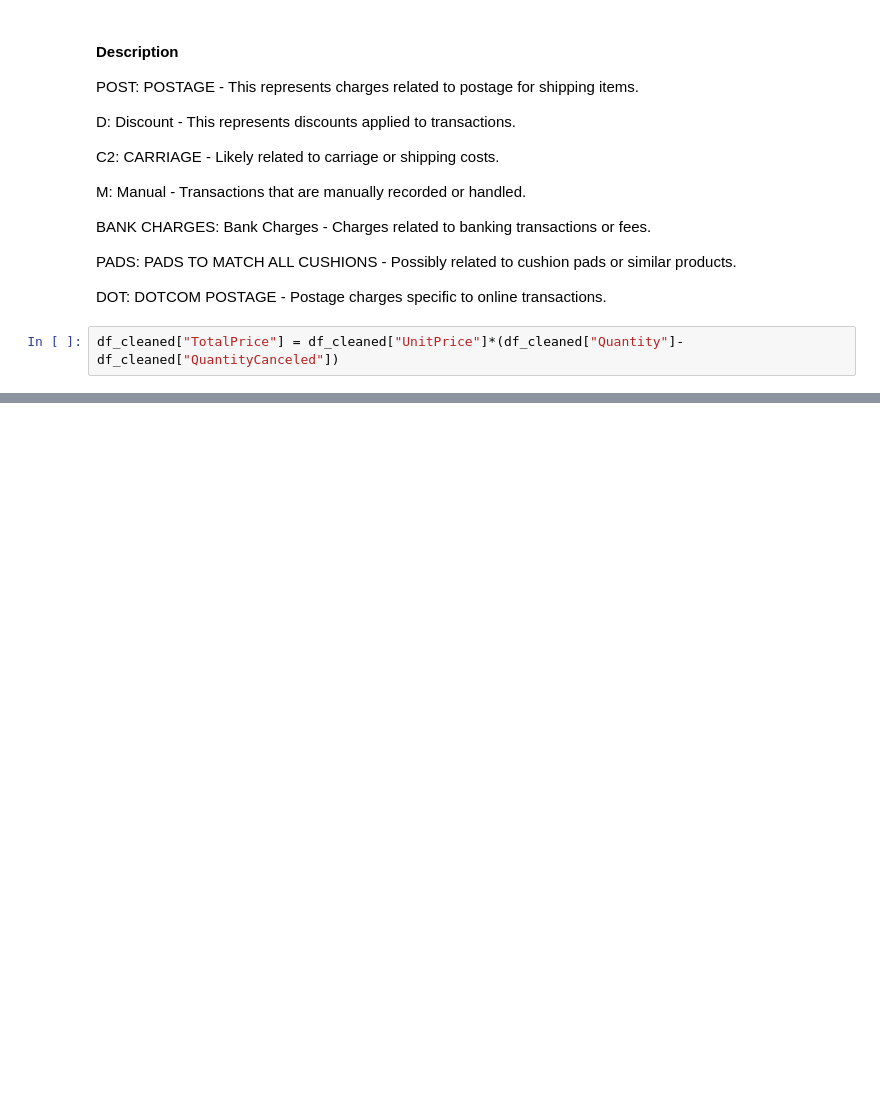
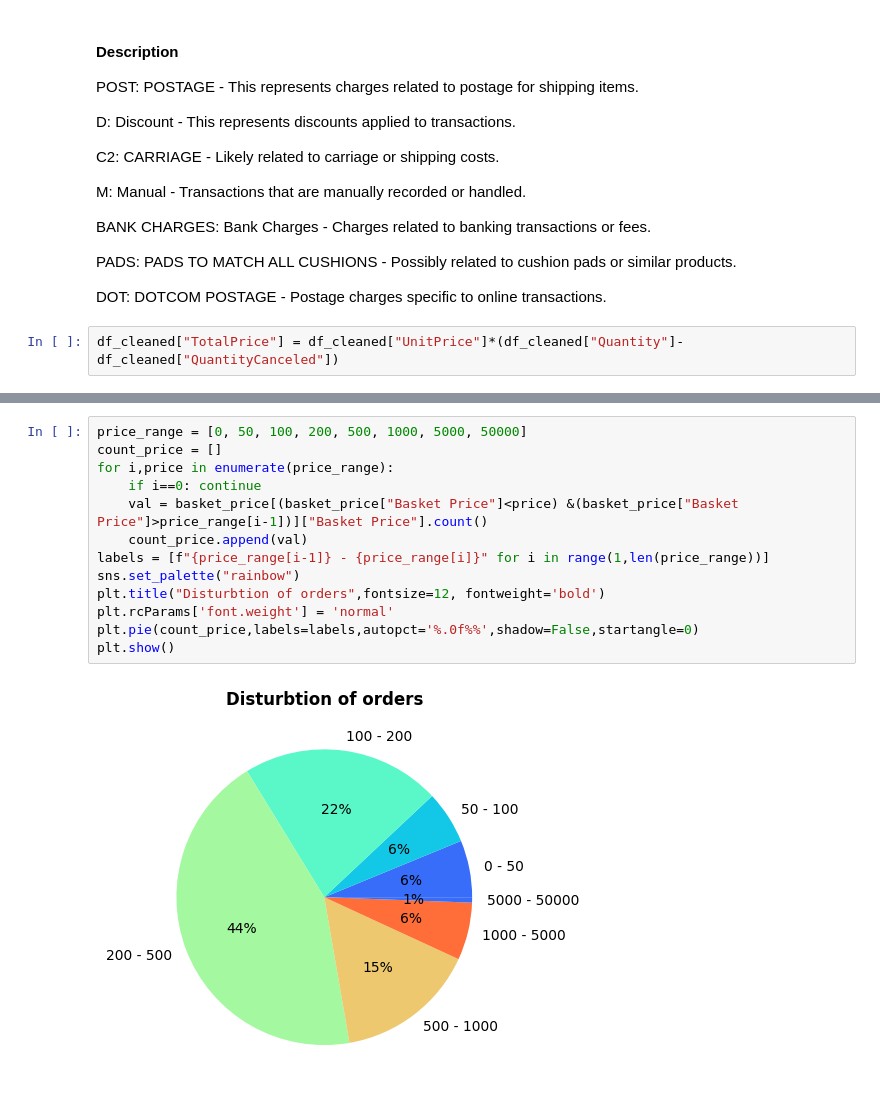
Before and after one commit to 464venkatsai/CustomerSegmentationAnalysis, a Jupyter notebook: Customer Segementation.ipynb, the cells around one changed output, grey strips where cells are left out. Saved outputs shown, nothing was run; the diff lists cells and outputs as text; blank space fills up the shorter version.

Commit message:
Pie Chart

```diff
--- a/Customer Segementation.ipynb
+++ b/Customer Segementation.ipynb
@@ -379,0 +374,15 @@ df_cleaned[(df_cleaned["CustomerID"]==12347) & (df_cleaned["InvoiceNo"]==537626)
+# %%
+price_range = [0, 50, 100, 200, 500, 1000, 5000, 50000]
+count_price = []
+for i,price in enumerate(price_range):
+    if i==0: continue
+    val = basket_price[(basket_price["Basket Price"]<price) &(basket_price["Basket Price"]>price_range[i-1])]["Basket Price"].count()
+    count_price.append(val)
+labels = [f"{price_range[i-1]} - {price_range[i]}" for i in range(1,len(price_range))]
+sns.set_palette("rainbow")
+plt.title("Disturbtion of orders",fontsize=12, fontweight='bold')
+plt.rcParams['font.weight'] = 'normal'
+plt.pie(count_price,labels=labels,autopct='%.0f%%',shadow=False,startangle=0)
+plt.show()
+# %% [output]
+[figure, added]
```
Also changed, not shown: parts of 3 cells of this notebook, 1 other file.
